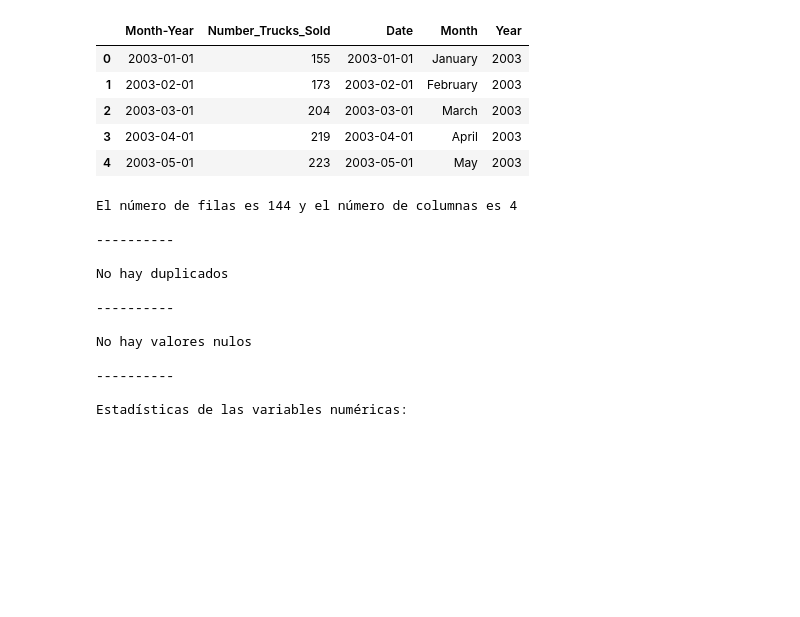
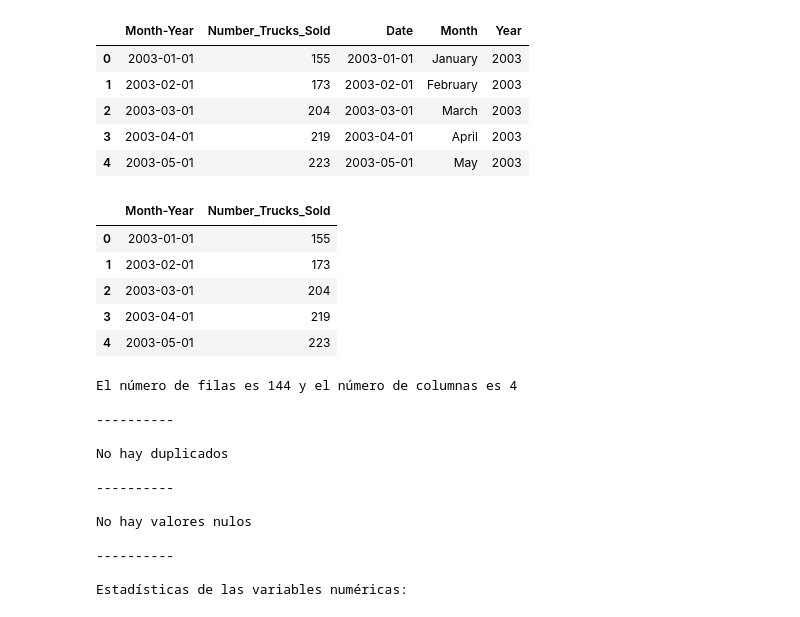
Before and after one commit to ngcarvajall/Lab_series_temporales, a Jupyter notebook: laboratorio-modulo9-leccion02-series-temporales-sarima.ipynb, the cells around one changed output. Saved outputs shown, nothing was run; the diff lists cells and outputs as text; code cells hidden in the pictures; blank space fills up the shorter version.

```diff
--- a/laboratorio-modulo9-leccion02-series-temporales-sarima.ipynb
+++ b/laboratorio-modulo9-leccion02-series-temporales-sarima.ipynb
@@ -237,6 +238,15 @@ df_copia.head()
 | 2 | 2003-03-01 | 204 | 2003-03-01 | March | 2003 |
 | 3 | 2003-04-01 | 219 | 2003-04-01 | April | 2003 |
 | 4 | 2003-05-01 | 223 | 2003-05-01 | May | 2003 |
+# %%
+df.head()
+# %% [output]
+|  | Month-Year | Number_Trucks_Sold |
+| 0 | 2003-01-01 | 155 |
+| 1 | 2003-02-01 | 173 |
+| 2 | 2003-03-01 | 204 |
+| 3 | 2003-04-01 | 219 |
+| 4 | 2003-05-01 | 223 |
 # %%
 # instanciamos la clase
 analisis_st = ss.TimeSeriesAnalysis(df_copia, temporal_column="Month-Year", value_column="Number_Trucks_Sold")
```
Also changed, not shown: parts of 7 cells of this notebook.
